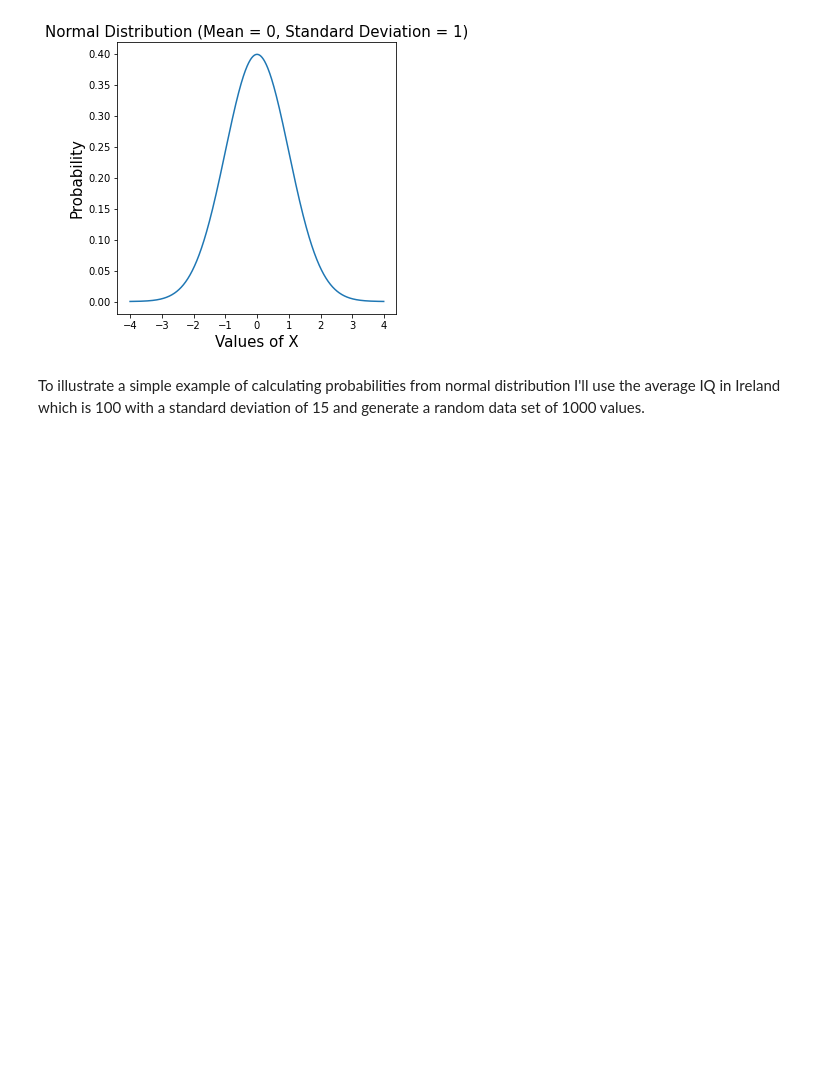
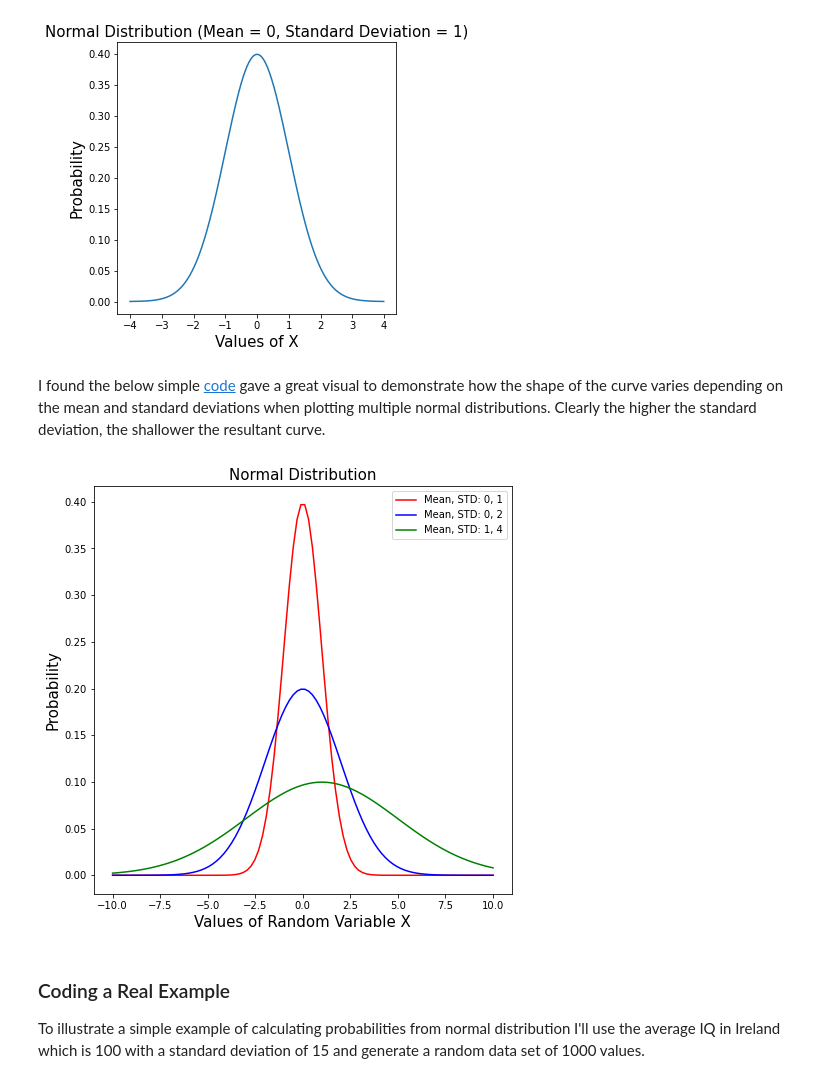
Before and after one commit to Scunnies/funddata_assessment, a Jupyter notebook: Normal Distribution/Normal Distribution Assessment Notebook.ipynb, the cells around one changed output. Cells and saved outputs as stored; diff of their text form; code cells hidden in the pictures; blank space fills up the shorter version.

```diff
--- a/Normal Distribution/Normal Distribution Assessment Notebook.ipynb
+++ b/Normal Distribution/Normal Distribution Assessment Notebook.ipynb
@@ -62,6 +64,31 @@ plt.ylabel('Probability', fontsize='15')
 plt.show()
 # %% [output]
 [figure]
+# %% [markdown]
+I found the below simple [code](https://vitalflux.com/normal-distribution-explained-python-examples/) gave a great visual to demonstrate  how the shape of the curve varies depending on the mean and standard deviations when plotting multiple normal distributions.  Clearly the higher the standard deviation, the shallower the resultant curve.
+# %%
+# Values of random variable
+from scipy import stats
+
+
+x = np.linspace(-10, 10, 100)
+plt.figure(figsize=(7.5,7.5))
+
+plt.plot(x, stats.norm(0, 1).pdf(x), color='r', label='Mean, STD: 0, 1')
+plt.plot(x, stats.norm(0, 2).pdf(x), color='b', label='Mean, STD: 0, 2')
+plt.plot(x, stats.norm(1, 4).pdf(x), color='g', label='Mean, STD: 1, 4')
+
+plt.xlim(-11, 11)
+plt.title('Normal Distribution', fontsize='15')
+plt.xlabel('Values of Random Variable X', fontsize='15')
+plt.ylabel('Probability', fontsize='15')
+
+plt.legend()
+plt.show()
+# %% [output]
+[figure, added]
 # %% [markdown]
+### Coding a Real Example
+
 To illustrate a simple example of calculating probabilities from normal distribution I'll use the average IQ in Ireland which is 100 with a standard deviation of 15 and generate a random data set of 1000 values.
 # %%
```
Also changed, not shown: parts of 9 cells of this notebook.
